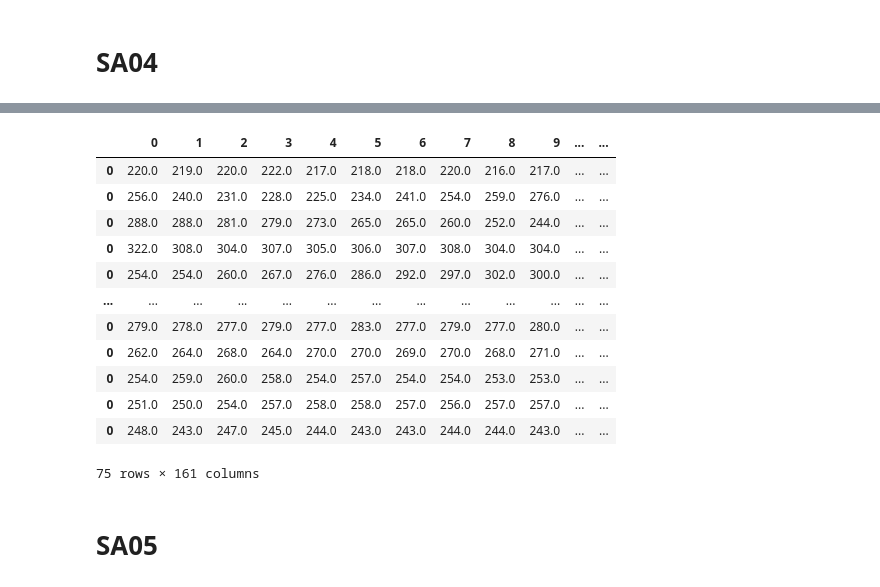
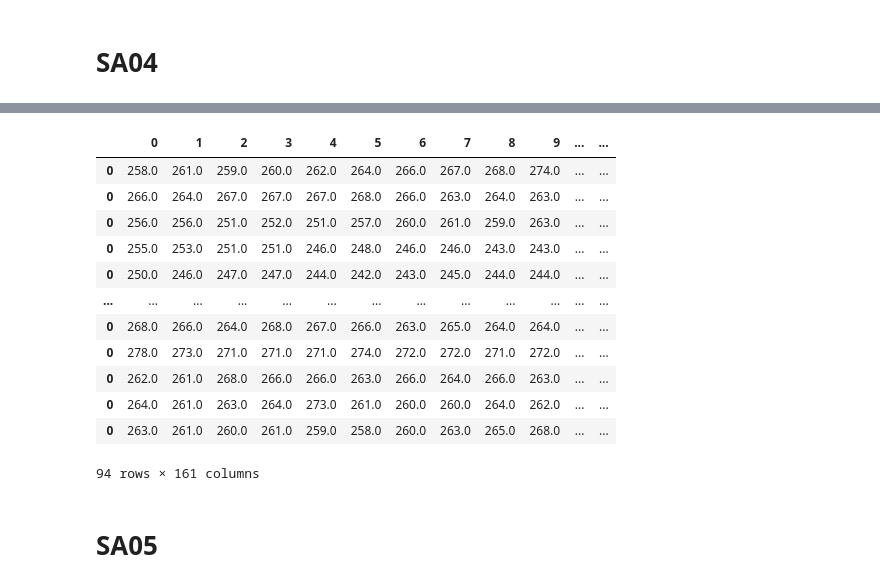
Before and after one commit to SYdney-Go/2021_Senior_Fall, a Jupyter notebook: preprocess/20211117_SA_ADL.ipynb, the cells around one changed output, grey strips where cells are left out. Cells and saved outputs as stored; diff of their text form; code cells hidden in the pictures.

```diff
--- a/preprocess/20211117_SA_ADL.ipynb
+++ b/preprocess/20211117_SA_ADL.ipynb
@@ -385,60 +538,48 @@ print(SA04_F_paths)
 # %%
 list = []
-final_SA04_F = pd.DataFrame(list)
+final_SA04_A = pd.DataFrame(list)
 
-for path in SA04_F_paths:
+for path in SA04_A_paths:
     data = pd.read_csv(path, header=None)
     data = data.iloc[:, :3]
     rows, cols = data.shape
-    for col in range(cols):
-        for row in range(rows):
-            if data[col][row] < 0:
-                data[col][row] *= -1
-    max_value1 = data[1000:][0].max()
-    max_value2 = data[1000:][1].max()
-    max_value3 = data[1000:][2].max()
 
-    max_idx1 = data[ data[0] == max_value1 ].index[0]
-    max_idx2 = data[ data[1] == max_value2 ].index[0]
-    max_idx3 = data[ data[2] == max_value3 ].index[0]
-    min_idx = min(max_idx1, max_idx2, max_idx3)
-    sliced_df = data[min_idx - 200 : min_idx - 40]
+    sliced_df = data[0 : 160]
 
     col_1_r = sliced_df[0].to_numpy().astype(int)
     col_2_r = sliced_df[1].to_numpy().astype(int)
     col_3_r = sliced_df[2].to_numpy().astype(int)
 
     col_1 = col_1_r*col_1_r
     col_2 = col_2_r*col_2_r
     col_3 = col_3_r*col_3_r
 
     C_nine = np.sqrt(col_1 + col_2 + col_3)
     list_C_nine = pd.DataFrame(C_nine).transpose().round()
-    final_SA04_F = final_SA04_F.append(list_C_nine)
-
+    final_SA04_A = final_SA04_A.append(list_C_nine)
 
 # pd.set_option('display.max_row', 500)
 # pd.set_option('display.max_columns', 100)
 
-row, col = final_SA04_F.shape
-target_col = row * [1]
-final_SA04_F.loc[:,'target'] = target_col
+row, col = final_SA04_A.shape
+target_col = row * [0]
+final_SA04_A.loc[:,'target'] = target_col
 
-final_SA04_F
+final_SA04_A
 # %% [output]
 |  | 0 | 1 | 2 | 3 | 4 | 5 | 6 | 7 | 8 | 9 | ... | ... |
-| 0 | 220.0 | 219.0 | 220.0 | 222.0 | 217.0 | 218.0 | 218.0 | 220.0 | 216.0 | 217.0 | ... | ... |
-| 0 | 256.0 | 240.0 | 231.0 | 228.0 | 225.0 | 234.0 | 241.0 | 254.0 | 259.0 | 276.0 | ... | ... |
-| 0 | 288.0 | 288.0 | 281.0 | 279.0 | 273.0 | 265.0 | 265.0 | 260.0 | 252.0 | 244.0 | ... | ... |
-| 0 | 322.0 | 308.0 | 304.0 | 307.0 | 305.0 | 306.0 | 307.0 | 308.0 | 304.0 | 304.0 | ... | ... |
-| 0 | 254.0 | 254.0 | 260.0 | 267.0 | 276.0 | 286.0 | 292.0 | 297.0 | 302.0 | 300.0 | ... | ... |
+| 0 | 258.0 | 261.0 | 259.0 | 260.0 | 262.0 | 264.0 | 266.0 | 267.0 | 268.0 | 274.0 | ... | ... |
+| 0 | 266.0 | 264.0 | 267.0 | 267.0 | 267.0 | 268.0 | 266.0 | 263.0 | 264.0 | 263.0 | ... | ... |
+| 0 | 256.0 | 256.0 | 251.0 | 252.0 | 251.0 | 257.0 | 260.0 | 261.0 | 259.0 | 263.0 | ... | ... |
+| 0 | 255.0 | 253.0 | 251.0 | 251.0 | 246.0 | 248.0 | 246.0 | 246.0 | 243.0 | 243.0 | ... | ... |
+| 0 | 250.0 | 246.0 | 247.0 | 247.0 | 244.0 | 242.0 | 243.0 | 245.0 | 244.0 | 244.0 | ... | ... |
 | ... | ... | ... | ... | ... | ... | ... | ... | ... | ... | ... | ... | ... |
-| 0 | 279.0 | 278.0 | 277.0 | 279.0 | 277.0 | 283.0 | 277.0 | 279.0 | 277.0 | 280.0 | ... | ... |
-| 0 | 262.0 | 264.0 | 268.0 | 264.0 | 270.0 | 270.0 | 269.0 | 270.0 | 268.0 | 271.0 | ... | ... |
-| 0 | 254.0 | 259.0 | 260.0 | 258.0 | 254.0 | 257.0 | 254.0 | 254.0 | 253.0 | 253.0 | ... | ... |
-| 0 | 251.0 | 250.0 | 254.0 | 257.0 | 258.0 | 258.0 | 257.0 | 256.0 | 257.0 | 257.0 | ... | ... |
-| 0 | 248.0 | 243.0 | 247.0 | 245.0 | 244.0 | 243.0 | 243.0 | 244.0 | 244.0 | 243.0 | ... | ... |
+| 0 | 268.0 | 266.0 | 264.0 | 268.0 | 267.0 | 266.0 | 263.0 | 265.0 | 264.0 | 264.0 | ... | ... |
+| 0 | 278.0 | 273.0 | 271.0 | 271.0 | 271.0 | 274.0 | 272.0 | 272.0 | 271.0 | 272.0 | ... | ... |
+| 0 | 262.0 | 261.0 | 268.0 | 266.0 | 266.0 | 263.0 | 266.0 | 264.0 | 266.0 | 263.0 | ... | ... |
+| 0 | 264.0 | 261.0 | 263.0 | 264.0 | 273.0 | 261.0 | 260.0 | 260.0 | 264.0 | 262.0 | ... | ... |
+| 0 | 263.0 | 261.0 | 260.0 | 261.0 | 259.0 | 258.0 | 260.0 | 263.0 | 265.0 | 268.0 | ... | ... |
-75 rows × 161 columns
+94 rows × 161 columns
 # %% [markdown]
 # SA05
 # %%
```
Also changed, not shown: parts of 93 cells of this notebook, 8 other files.
